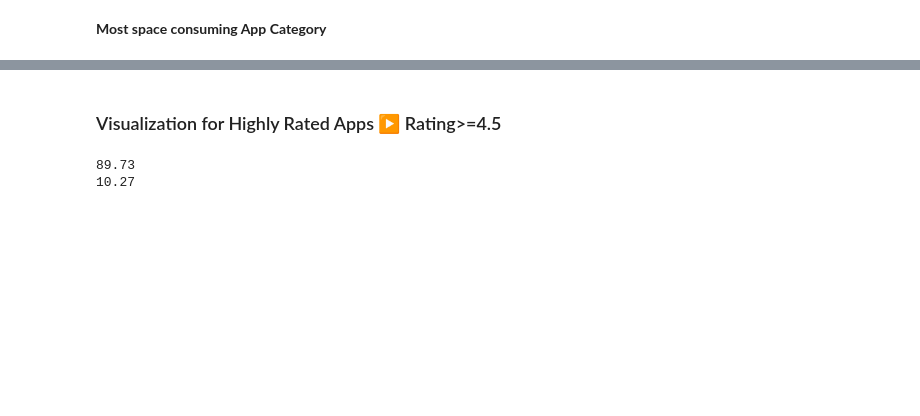
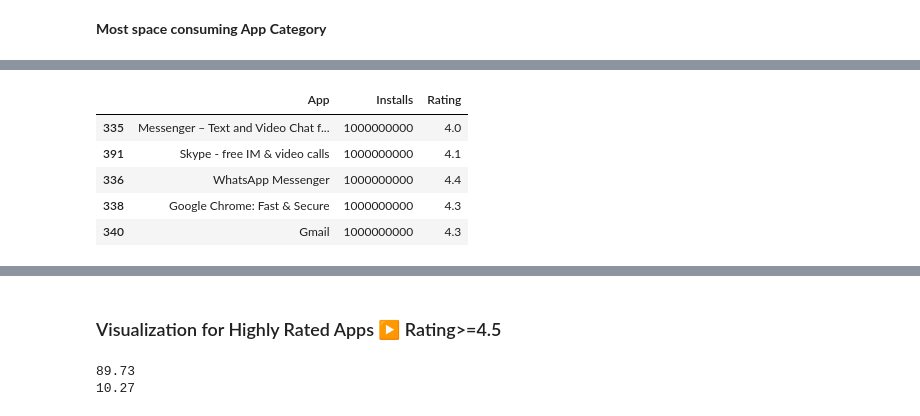
Before and after one commit to SairajNeelam/EDA---Google-Play-Store, a Jupyter notebook: EDA_Google_Play_Store_App.ipynb, the cells around one changed output, grey strips where cells are left out. Cells and saved outputs as stored; diff of their text form; code cells hidden in the pictures; blank space fills up the shorter version.

```diff
--- a/EDA_Google_Play_Store_App.ipynb
+++ b/EDA_Google_Play_Store_App.ipynb
@@ -733,0 +796,10 @@ px.bar(data_frame=most_space_required_category,x="Category",y='Size_in_MB',
+# %%
+comm_top5 = GPStore[['App', 'Installs', 'Rating']][(GPStore.Category == 'COMMUNICATION')].sort_values(by='Installs', ascending= False)
+comm_top5.head()
+# %% [output]
+|  | App | Installs | Rating |
+| 335 | Messenger – Text and Video Chat f... | 1000000000 | 4.0 |
+| 391 | Skype - free IM & video calls | 1000000000 | 4.1 |
+| 336 | WhatsApp Messenger | 1000000000 | 4.4 |
+| 338 | Google Chrome: Fast & Secure | 1000000000 | 4.3 |
+| 340 | Gmail | 1000000000 | 4.3 |
```
Also changed, not shown: parts of 51 cells of this notebook.
